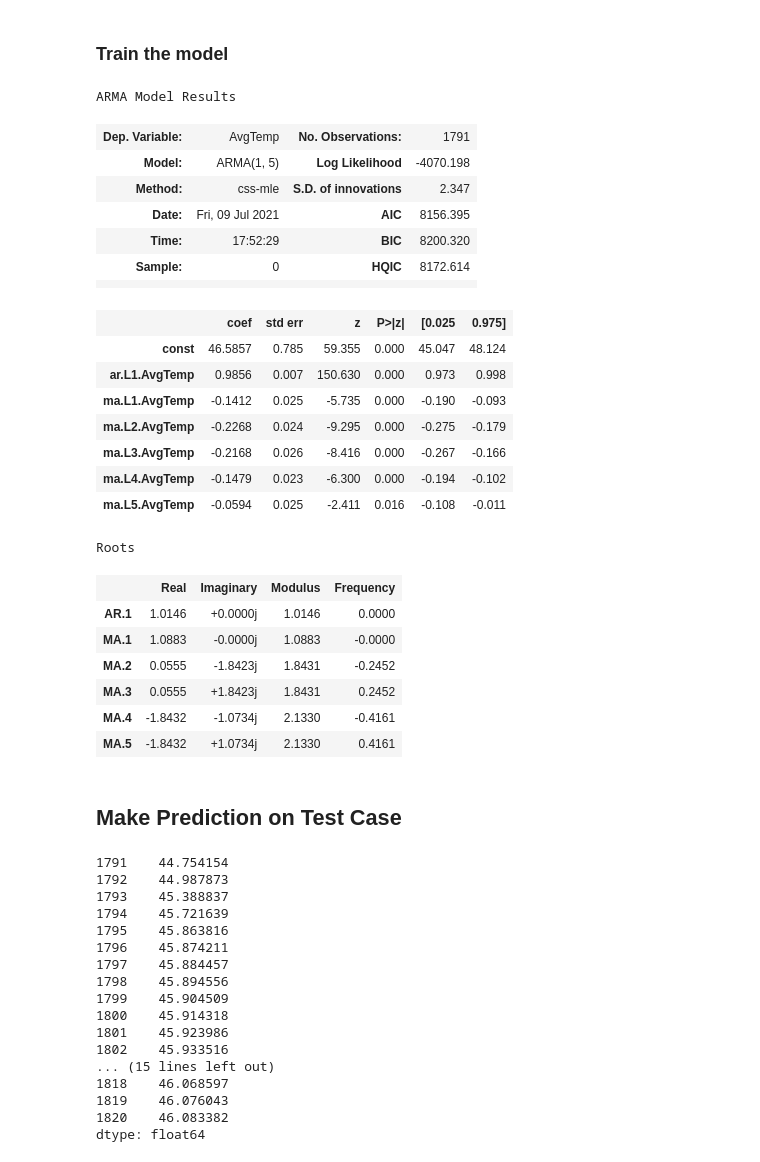
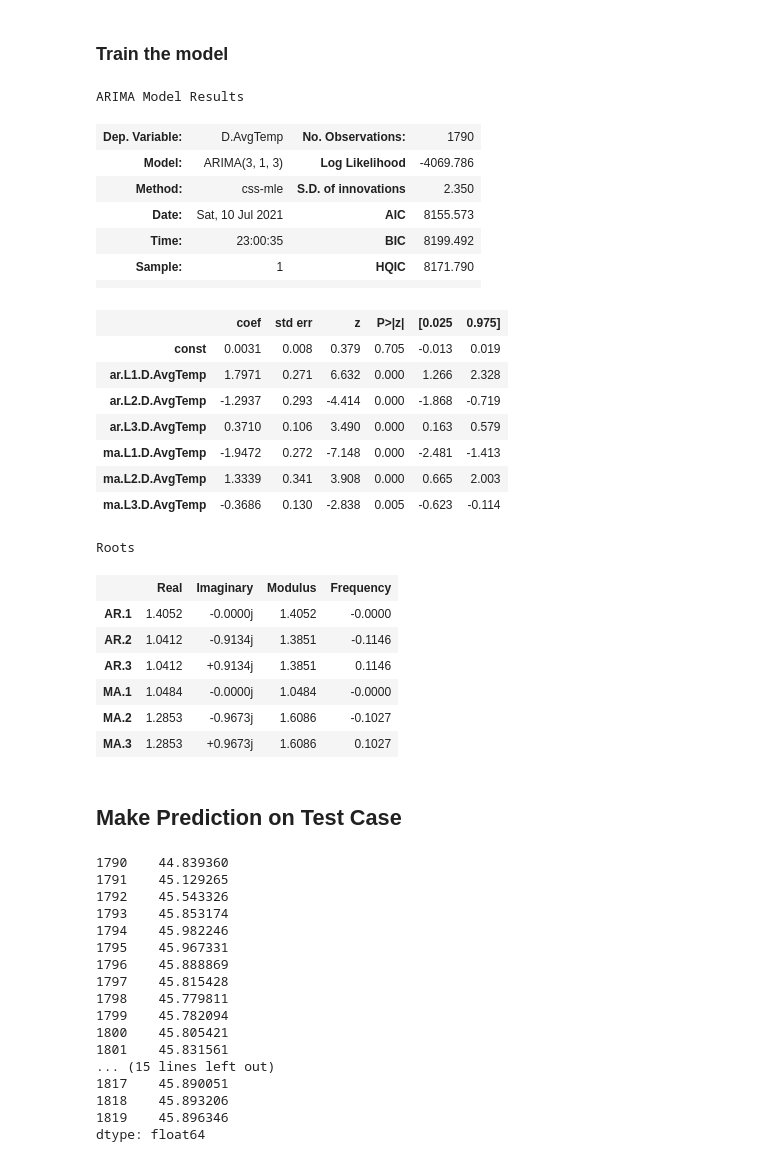
Before and after one commit to Garvit-01/Temperature-Prediction, a Jupyter notebook: file.ipynb, the cells around one changed output. Saved outputs shown, nothing was run; the diff lists cells and outputs as text; code cells hidden in the pictures.

```diff
--- a/file.ipynb
+++ b/file.ipynb
@@ -136,34 +136,34 @@ print(train.shape,test.shape)
 # %% [markdown]
 ### Train the model
 # %%
-model = ARIMA(train['AvgTemp'], order=(1,0,5))
+model = ARIMA(train['AvgTemp'], order=(3,1,3))
 model = model.fit()
 model.summary()
 # %% [output]
-ARMA Model Results
+ARIMA Model Results
-| Dep. Variable: | AvgTemp | No. Observations: | 1791 |
-| Model: | ARMA(1, 5) | Log Likelihood | -4070.198 |
-| Method: | css-mle | S.D. of innovations | 2.347 |
-| Date: | Fri, 09 Jul 2021 | AIC | 8156.395 |
-| Time: | 17:52:29 | BIC | 8200.320 |
-| Sample: | 0 | HQIC | 8172.614 |
+| Dep. Variable: | D.AvgTemp | No. Observations: | 1790 |
+| Model: | ARIMA(3, 1, 3) | Log Likelihood | -4069.786 |
+| Method: | css-mle | S.D. of innovations | 2.350 |
+| Date: | Sat, 10 Jul 2021 | AIC | 8155.573 |
+| Time: | 23:00:35 | BIC | 8199.492 |
+| Sample: | 1 | HQIC | 8171.790 |
 |  |  |  |  |
 |  | coef | std err | z | P>|z| | [0.025 | 0.975] |
-| const | 46.5857 | 0.785 | 59.355 | 0.000 | 45.047 | 48.124 |
-| ar.L1.AvgTemp | 0.9856 | 0.007 | 150.630 | 0.000 | 0.973 | 0.998 |
-| ma.L1.AvgTemp | -0.1412 | 0.025 | -5.735 | 0.000 | -0.190 | -0.093 |
-| ma.L2.AvgTemp | -0.2268 | 0.024 | -9.295 | 0.000 | -0.275 | -0.179 |
-| ma.L3.AvgTemp | -0.2168 | 0.026 | -8.416 | 0.000 | -0.267 | -0.166 |
-| ma.L4.AvgTemp | -0.1479 | 0.023 | -6.300 | 0.000 | -0.194 | -0.102 |
-| ma.L5.AvgTemp | -0.0594 | 0.025 | -2.411 | 0.016 | -0.108 | -0.011 |
+| const | 0.0031 | 0.008 | 0.379 | 0.705 | -0.013 | 0.019 |
+| ar.L1.D.AvgTemp | 1.7971 | 0.271 | 6.632 | 0.000 | 1.266 | 2.328 |
+| ar.L2.D.AvgTemp | -1.2937 | 0.293 | -4.414 | 0.000 | -1.868 | -0.719 |
+| ar.L3.D.AvgTemp | 0.3710 | 0.106 | 3.490 | 0.000 | 0.163 | 0.579 |
+| ma.L1.D.AvgTemp | -1.9472 | 0.272 | -7.148 | 0.000 | -2.481 | -1.413 |
+| ma.L2.D.AvgTemp | 1.3339 | 0.341 | 3.908 | 0.000 | 0.665 | 2.003 |
+| ma.L3.D.AvgTemp | -0.3686 | 0.130 | -2.838 | 0.005 | -0.623 | -0.114 |
 Roots
 |  | Real | Imaginary | Modulus | Frequency |
-| AR.1 | 1.0146 | +0.0000j | 1.0146 | 0.0000 |
-| MA.1 | 1.0883 | -0.0000j | 1.0883 | -0.0000 |
-| MA.2 | 0.0555 | -1.8423j | 1.8431 | -0.2452 |
-| MA.3 | 0.0555 | +1.8423j | 1.8431 | 0.2452 |
-| MA.4 | -1.8432 | -1.0734j | 2.1330 | -0.4161 |
-| MA.5 | -1.8432 | +1.0734j | 2.1330 | 0.4161 |
+| AR.1 | 1.4052 | -0.0000j | 1.4052 | -0.0000 |
+| AR.2 | 1.0412 | -0.9134j | 1.3851 | -0.1146 |
+| AR.3 | 1.0412 | +0.9134j | 1.3851 | 0.1146 |
+| MA.1 | 1.0484 | -0.0000j | 1.0484 | -0.0000 |
+| MA.2 | 1.2853 | -0.9673j | 1.6086 | -0.1027 |
+| MA.3 | 1.2853 | +0.9673j | 1.6086 | 0.1027 |
 # %% [markdown]
 ## Make Prediction on Test Case
 # %%
@@ -172,22 +172,22 @@ end = len(train) + len(test) - 1
 pred = model.predict(start=start,end=end,typ='levels')
 print(pred)
 # %% [output]
-1791    44.754154
-1792    44.987873
-1793    45.388837
-1794    45.721639
-1795    45.863816
-1796    45.874211
-1797    45.884457
-1798    45.894556
-1799    45.904509
-1800    45.914318
-1801    45.923986
-1802    45.933516
+1790    44.839360
+1791    45.129265
+1792    45.543326
+1793    45.853174
+1794    45.982246
+1795    45.967331
+1796    45.888869
+1797    45.815428
+1798    45.779811
+1799    45.782094
+1800    45.805421
+1801    45.831561
 ... (15 lines left out)
-1818    46.068597
-1819    46.076043
-1820    46.083382
+1817    45.890051
+1818    45.893206
+1819    45.896346
 dtype: float64
 # %%
 ## Replacing indexes with dates
```
Also changed, not shown: parts of 10 cells of this notebook.
